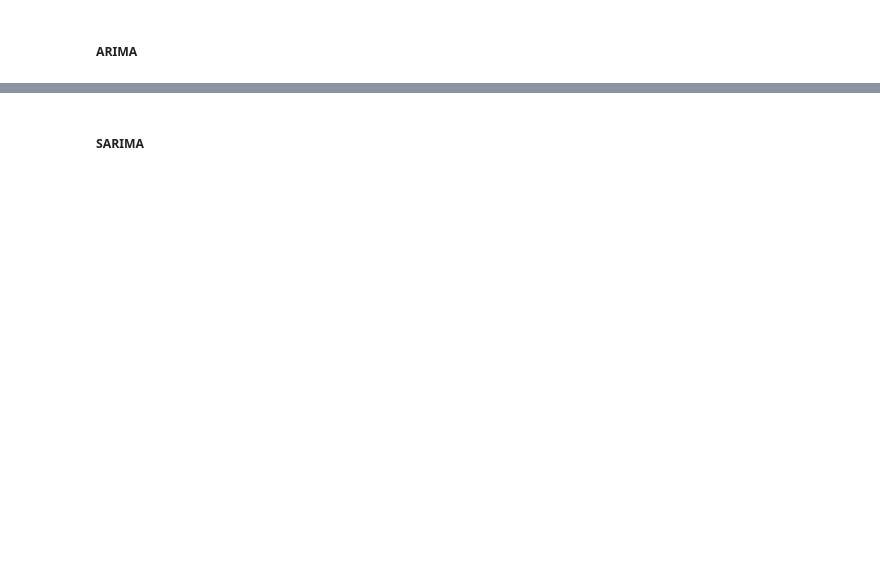
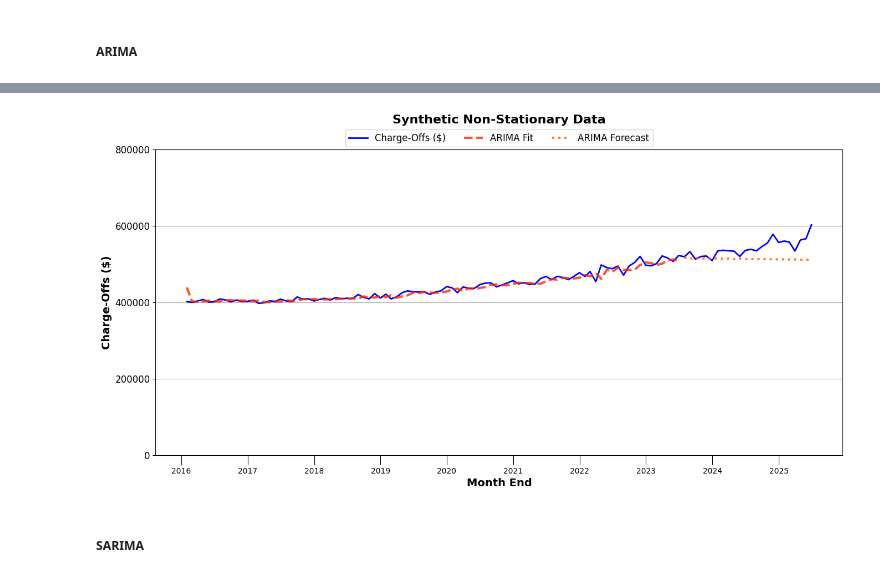
Before and after one commit to imoore99/arima_sarima, a Jupyter notebook: arima_sarima_forecasting.ipynb, the cells around one changed output, grey strips where cells are left out. Saved outputs shown, nothing was run; the diff lists cells and outputs as text; code cells hidden in the pictures; blank space fills up the shorter version.

```diff
--- a/arima_sarima_forecasting.ipynb
+++ b/arima_sarima_forecasting.ipynb
@@ -684,5 +716,7 @@ test_fitted_values(non_stationary['data'][-24:], non_stationary['arima_forecast'
 # %%
-plot_data(non_stationary, 'data', yticks, colors, title, 'Charge-Offs ($)', arima=True)
+plot_data(non_stationary, 'data', yticks, colors, title, 'Charge-Offs ($)', arima_trend=True, arima_test=True)
+# %% [output]
+[figure, added]
 # %% [markdown]
 ##### SARIMA
 # %%
```
Also changed, not shown: parts of 11 cells of this notebook, 6 other files.
